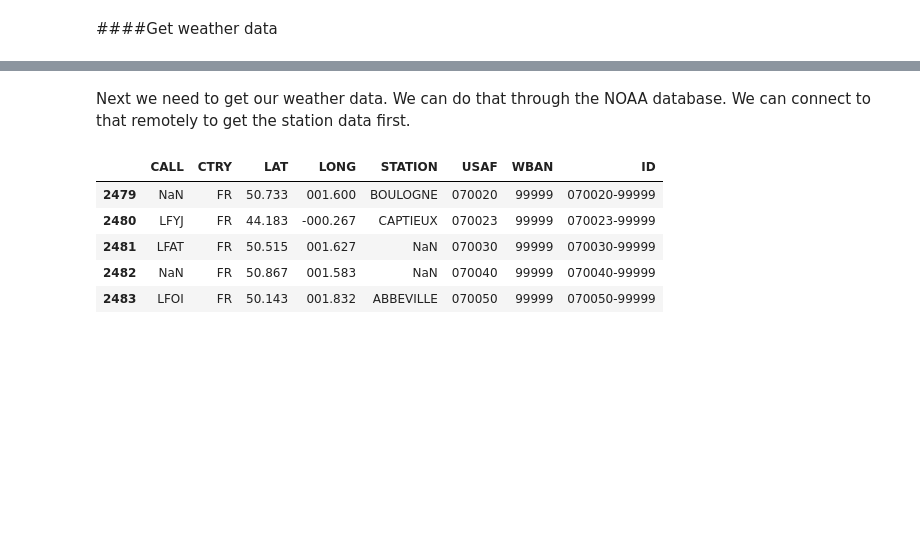
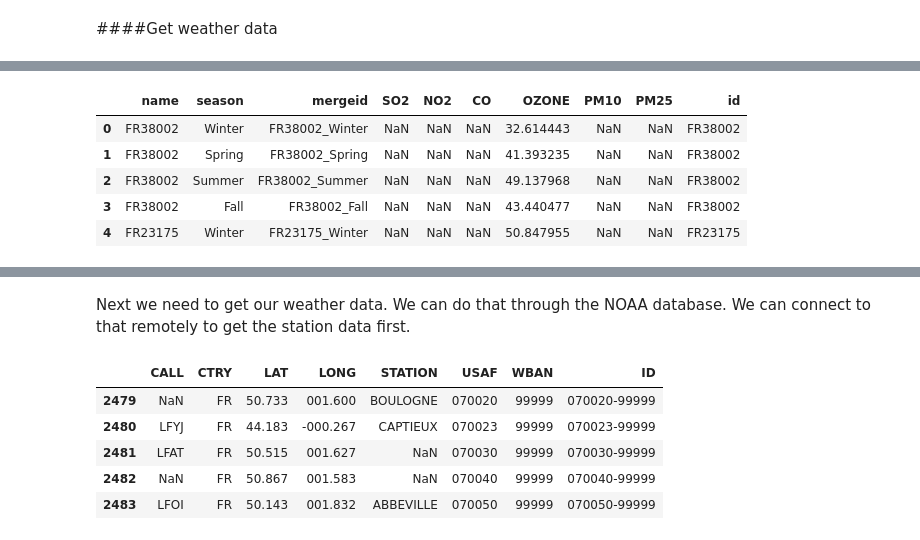
Before and after one commit to mchaffin17/AirPollutionFinalProject, a Jupyter notebook: DataCollection&Cleaning.ipynb, the cells around one changed output, grey strips where cells are left out. Saved outputs shown, nothing was run; the diff lists cells and outputs as text; code cells hidden in the pictures; blank space fills up the shorter version.

```diff
--- a/DataCollection&Cleaning.ipynb
+++ b/DataCollection&Cleaning.ipynb
@@ -2106,0 +2390,4 @@ FranceDat.head()
+# %%
+#Make the merger id
+shellFrame = pd.DataFrame(shell)
+shellFrame['mergeid']=[str(x)+'_'+str(y) for x,y in zip(shellFrame['name'],shellFrame['season'])]
@@ -2106,0 +2403,8 @@ FranceDat.head()
+# %%
+#merge seasonal data
+air_s = shellFrame.merge(so2_tos[['mergeid','SO2']],on='mergeid',how='left')
+air_s = air_s.merge(no2_tos[['mergeid','NO2']],on='mergeid',how='left')
+air_s = air_s.merge(co_tos[['mergeid','CO']],on='mergeid',how='left')
+air_s = air_s.merge(ozone_tos[['mergeid','OZONE']],on='mergeid',how='left')
+air_s = air_s.merge(pm10_tos[['mergeid','PM10']],on='mergeid',how='left')
+air_s = air_s.merge(pm25_tos[['mergeid','PM25']],on='mergeid',how='left')
@@ -2177,0 +2504,10 @@ FranceDat.head()
+# %%
+#Seasonal
+air_s.head()
+# %% [output]
+|  | name | season | mergeid | SO2 | NO2 | CO | OZONE | PM10 | PM25 | id |
+| 0 | FR38002 | Winter | FR38002_Winter | NaN | NaN | NaN | 32.614443 | NaN | NaN | FR38002 |
+| 1 | FR38002 | Spring | FR38002_Spring | NaN | NaN | NaN | 41.393235 | NaN | NaN | FR38002 |
+| 2 | FR38002 | Summer | FR38002_Summer | NaN | NaN | NaN | 49.137968 | NaN | NaN | FR38002 |
+| 3 | FR38002 | Fall | FR38002_Fall | NaN | NaN | NaN | 43.440477 | NaN | NaN | FR38002 |
+| 4 | FR23175 | Winter | FR23175_Winter | NaN | NaN | NaN | 50.847955 | NaN | NaN | FR23175 |
```
Also changed, not shown: parts of 38 cells of this notebook, 4 other files.
